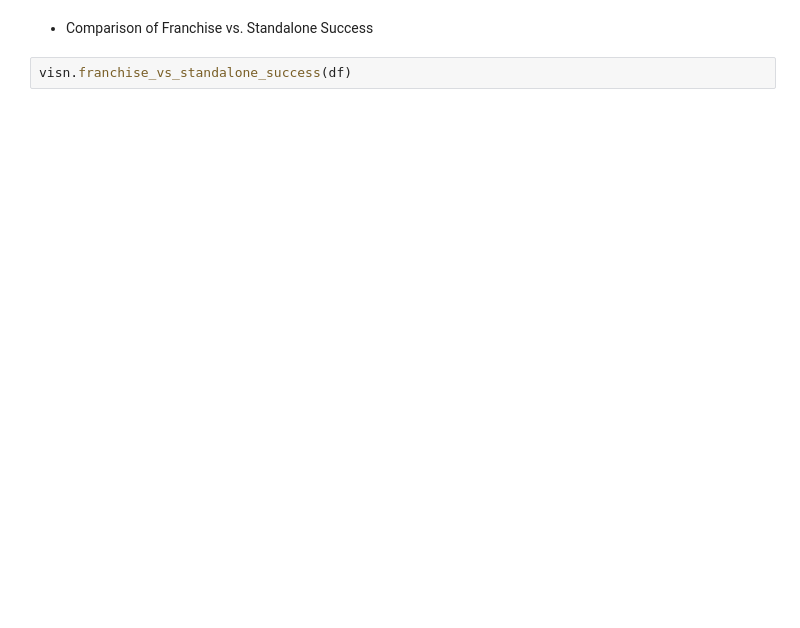
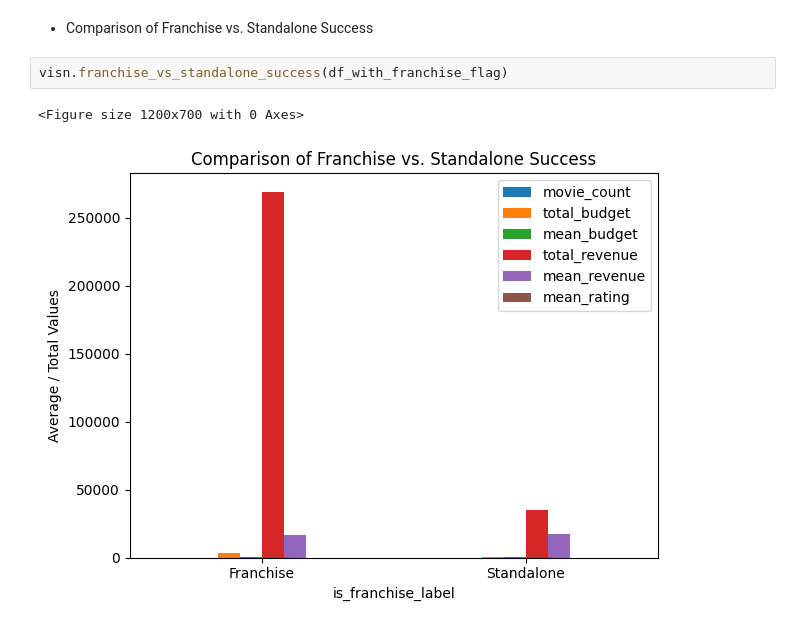
Before and after one commit to kgyauAmtch/Amtch_Personal_Projects, a Jupyter notebook: Pyspark_IMBD_movie_analysis/notebooks/notebook.ipynb, the cells around one changed output. Drawn from its saved outputs; the diff is of its cells as text; blank space fills up the shorter version.

```diff
--- a/Pyspark_IMBD_movie_analysis/notebooks/notebook.ipynb
+++ b/Pyspark_IMBD_movie_analysis/notebooks/notebook.ipynb
@@ -326,4 +539,7 @@ visn.yearly_box_office_performance(df)
 # %% [markdown]
 - Comparison of Franchise vs. Standalone Success
 # %%
-visn.franchise_vs_standalone_success(df)
+visn.franchise_vs_standalone_success(df_with_franchise_flag)
+# %% [output]
+<Figure size 1200x700 with 0 Axes>
+[figure, added]
```
Also changed, not shown: parts of 39 cells of this notebook, 3 other files.
